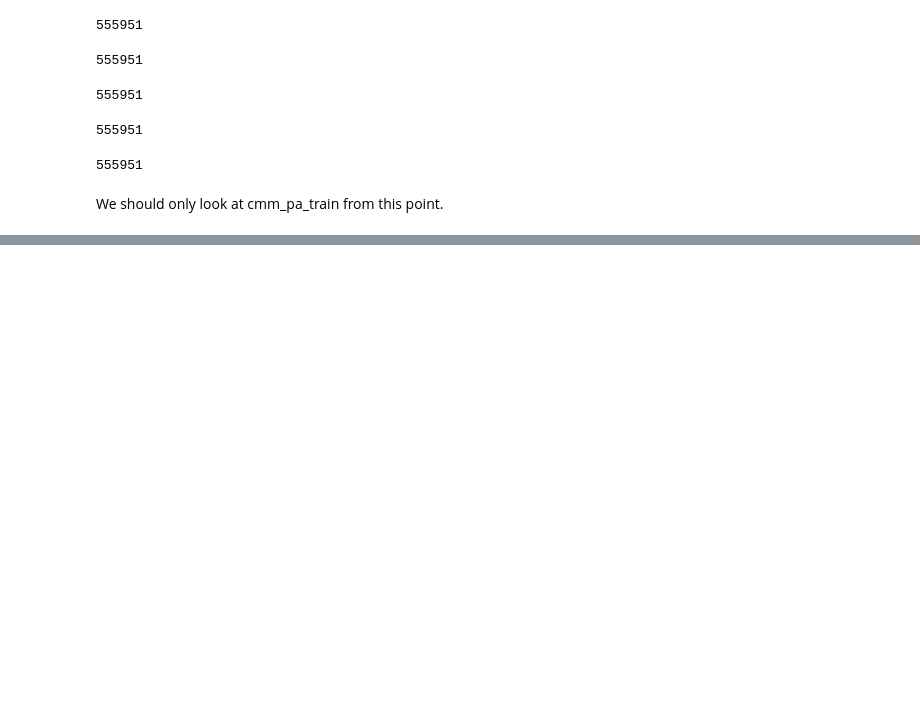
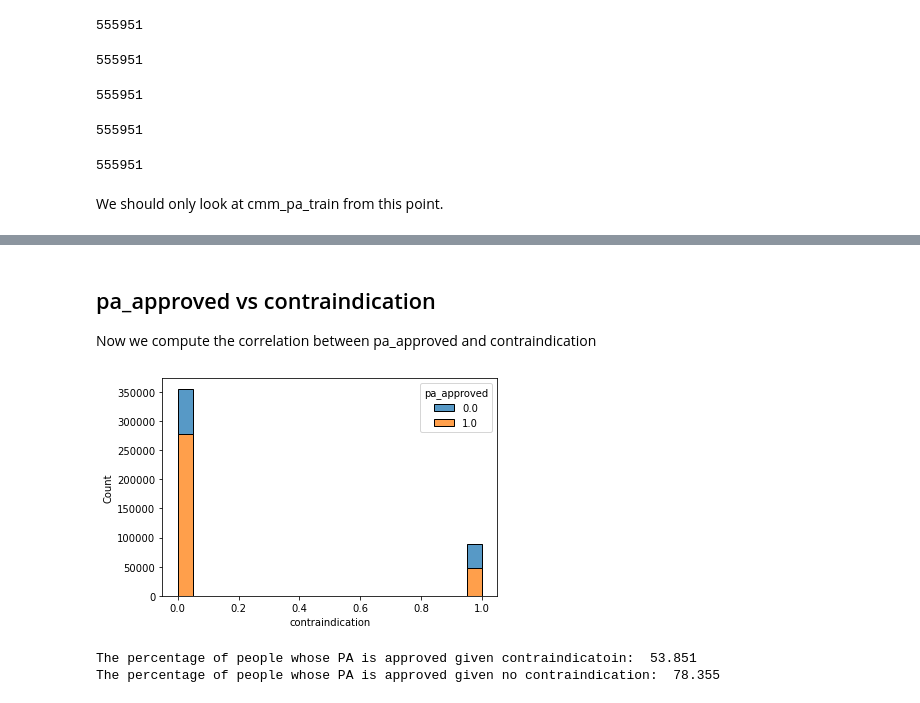
Before and after one commit to sanalsprasad/ErdosProject, a Jupyter notebook: Data_clearing.ipynb, the cells around one changed output, grey strips where cells are left out. Saved outputs shown, nothing was run; the diff lists cells and outputs as text; code cells hidden in the pictures; blank space fills up the shorter version.

```diff
--- a/Data_clearing.ipynb
+++ b/Data_clearing.ipynb
@@ -76,0 +94,18 @@ sns.__version__
+# %% [markdown]
+## pa_approved vs contraindication
+Now we compute the correlation between pa_approved and contraindication
+# %%
+plt.figure()
+sns.histplot(cmm_pa_train, x='contraindication', hue = 'pa_approved',multiple = 'stack')
+plt.show()
+# %% [output]
+[figure, added]
+# %%
+print("The percentage of people whose PA is approved given contraindicatoin: "
+      , percentage_given(cmm_pa_train,'pa_approved',1,'contraindication',1))
+
+print("The percentage of people whose PA is approved given no contraindication: "
+      , percentage_given(cmm_pa_train,'pa_approved',1,'contraindication',0))
+# %% [output]
+The percentage of people whose PA is approved given contraindicatoin:  53.851
+The percentage of people whose PA is approved given no contraindication:  78.355
```
Also changed, not shown: parts of 15 cells of this notebook.
